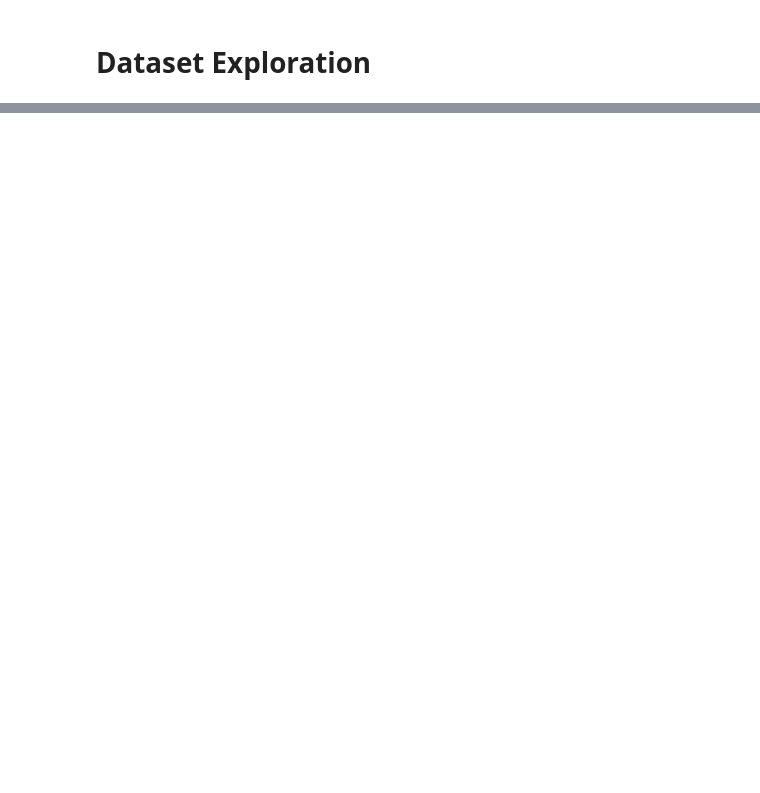
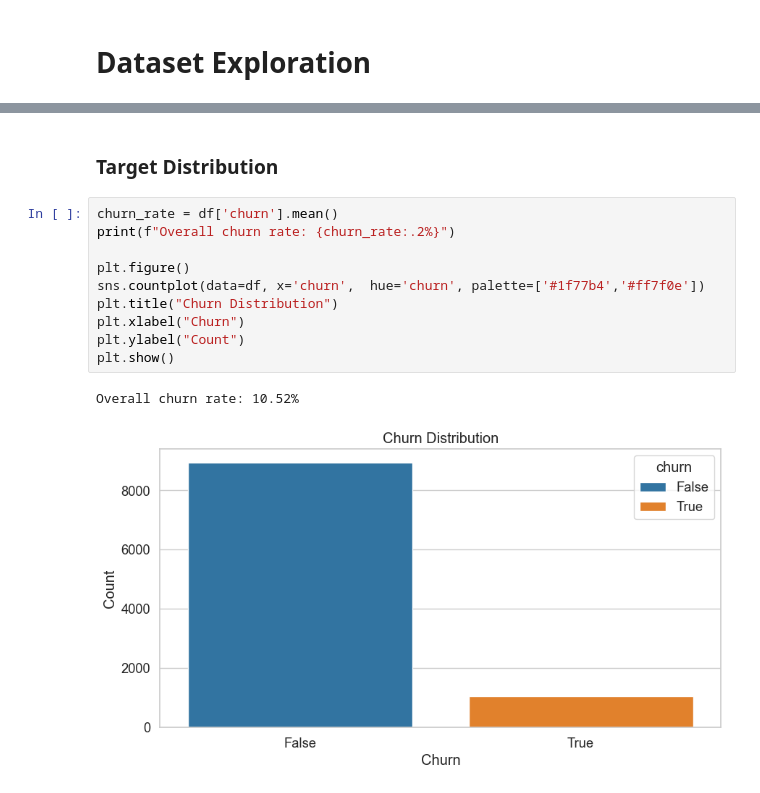
Before and after one commit to zmaszlanka/churn_analysis_and_prediction, a Jupyter notebook: src/synthetic_dataset/dataset_exploration.ipynb, the cells around one changed output, grey strips where cells are left out. Cells and saved outputs as stored; diff of their text form; blank space fills up the shorter version.

```diff
--- a/src/synthetic_dataset/dataset_exploration.ipynb
+++ b/src/synthetic_dataset/dataset_exploration.ipynb
@@ -263,0 +80,15 @@ for col in important_num_features:
+# %% [markdown]
+### Target Distribution
+# %%
+churn_rate = df['churn'].mean()
+print(f"Overall churn rate: {churn_rate:.2%}")
+
+plt.figure()
+sns.countplot(data=df, x='churn',  hue='churn', palette=['#1f77b4','#ff7f0e'])
+plt.title("Churn Distribution")
+plt.xlabel("Churn")
+plt.ylabel("Count")
+plt.show()
+# %% [output]
+Overall churn rate: 10.52%
+[figure, added]
```
Also changed, not shown: parts of 20 cells of this notebook.
